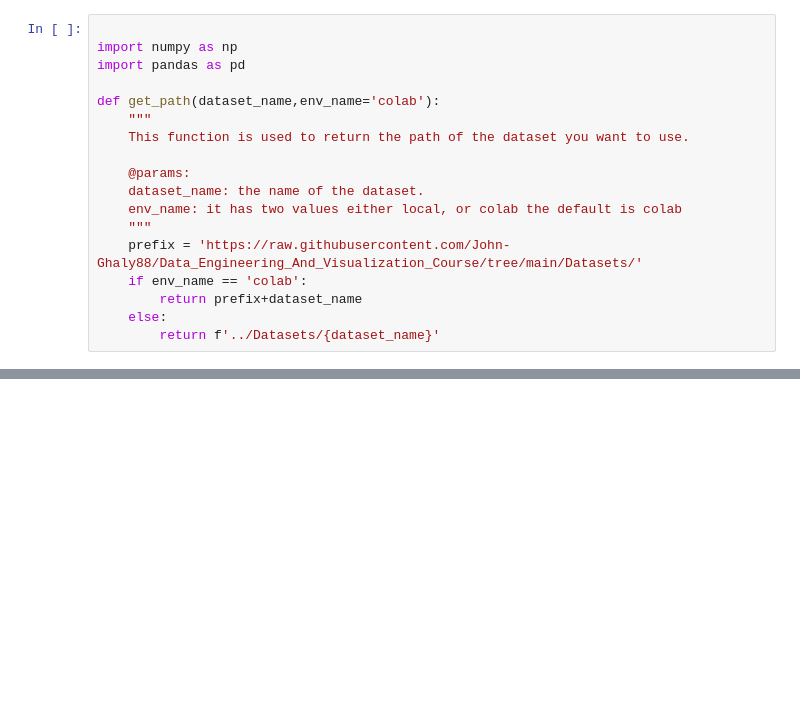
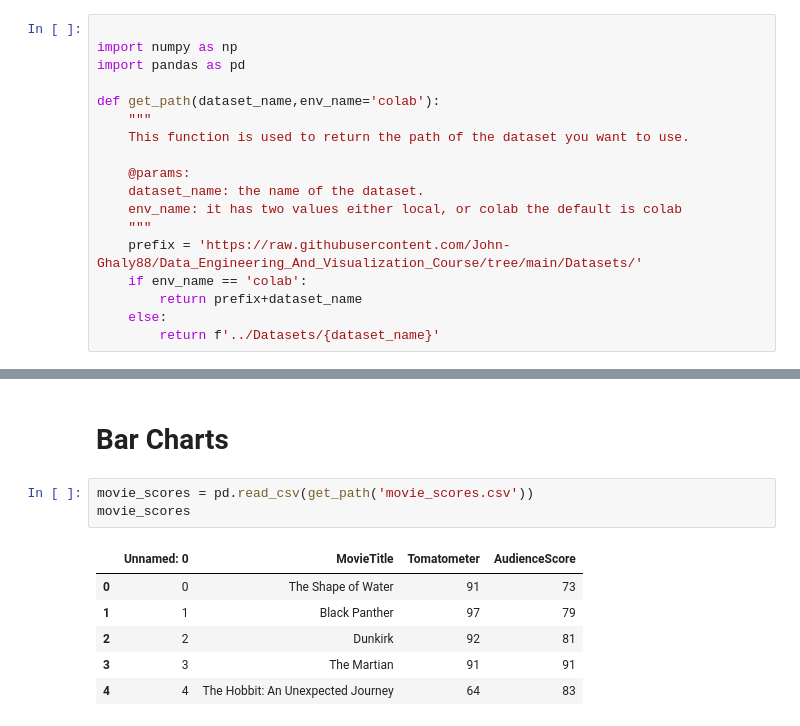
Before and after one commit to John-Ghaly88/Data_Engineering_And_Visualization_Course, a Jupyter notebook: Lab4 - Data Visualization II/Lab4_Visualization_2.ipynb, the cells around one changed output, grey strips where cells are left out. Cells and saved outputs as stored; diff of their text form; blank space fills up the shorter version.

```diff
--- a/Lab4 - Data Visualization II/Lab4_Visualization_2.ipynb
+++ b/Lab4 - Data Visualization II/Lab4_Visualization_2.ipynb
@@ -229,0 +157,12 @@ show(tabs)
+# %% [markdown]
+# Bar Charts
+# %%
+movie_scores = pd.read_csv(get_path('movie_scores.csv'))
+movie_scores
+# %% [output]
+|  | Unnamed: 0 | MovieTitle | Tomatometer | AudienceScore |
+| 0 | 0 | The Shape of Water | 91 | 73 |
+| 1 | 1 | Black Panther | 97 | 79 |
+| 2 | 2 | Dunkirk | 92 | 81 |
+| 3 | 3 | The Martian | 91 | 91 |
+| 4 | 4 | The Hobbit: An Unexpected Journey | 64 | 83 |
```
Also changed, not shown: parts of 45 cells of this notebook, 1 other file.
